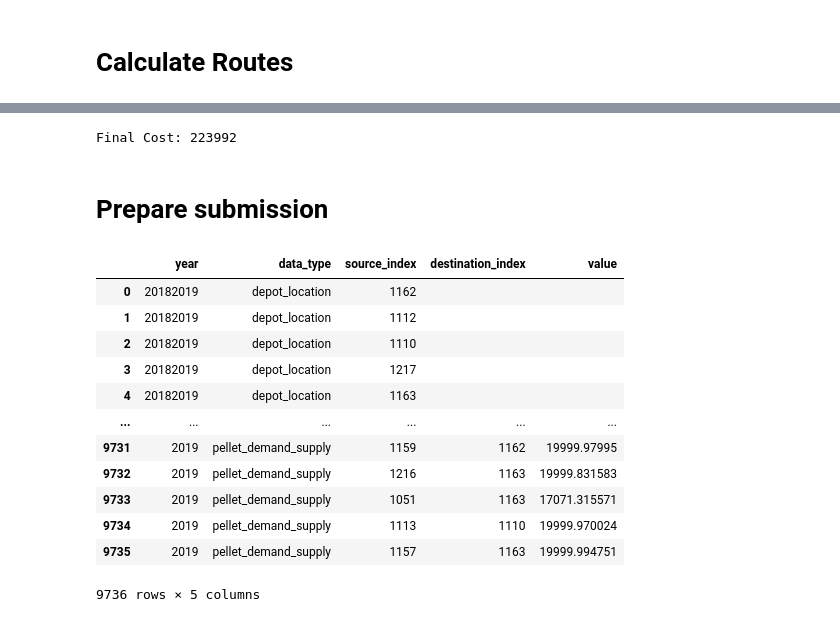
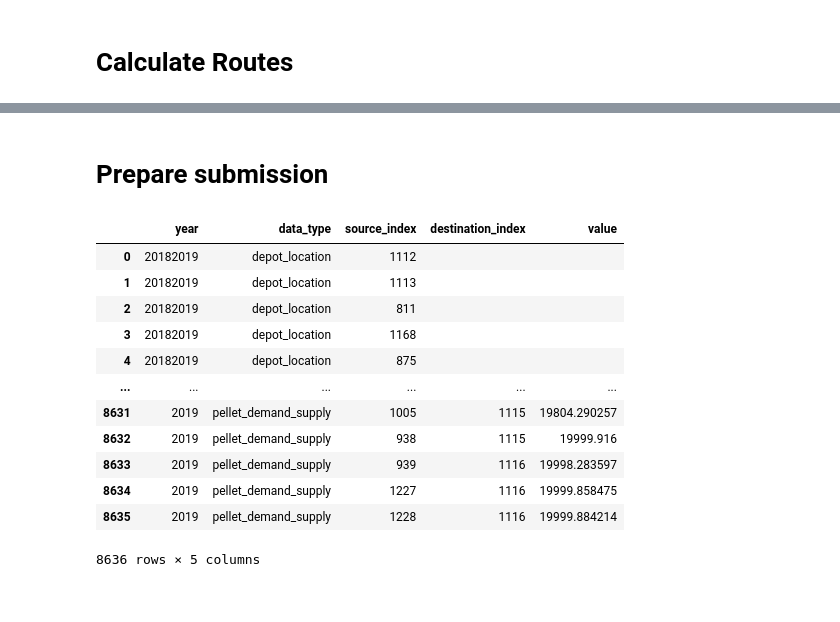
Before and after one commit to sidd6p/Shell-.ai-Hackathon-for-Sustainable-and-Affordable-Energy, a Jupyter notebook: shell-ai-waste-to-energy.ipynb, the cells around one changed output, grey strips where cells are left out. Saved outputs shown, nothing was run; the diff lists cells and outputs as text; code cells hidden in the pictures.

```diff
--- a/shell-ai-waste-to-energy.ipynb
+++ b/shell-ai-waste-to-energy.ipynb
@@ -118,8 +109,11 @@ best_sites_2018 = dict(sorted(best_sites_2018.items(), key=lambda item: item[1])
 distance_sum_sites = dict()
 
 for site_a in range(len(distance_matrix_df)):
+    cur_dists = list()
     for site_b in range(len(distance_matrix_df)):
-        distance_sum_sites[str(site_a)] = distance_sum_sites.get(str(site_a), 0) + (distance_matrix_df.iloc[site_b, site_a] * averages_prod[site_b])
+        cur_dists.append(distance_matrix_df.iloc[site_b, site_a])
+    cur_dists.sort()
+    distance_sum_sites[str(site_a)] = cur_dists[len(cur_dists)//2]
 
 # Save the distance_sum_sites dictionary to a CSV file
 with open('/kaggle/working/distance_sum_sites_updated.csv', 'w', newline='') as csv_file:
@@ -137,6 +131,24 @@ with open('/kaggle/working/distance_sum_sites_updated.csv', 'w', newline='') as
 #         distance_sum_sites[site] = float(distance_sum)
 # %%
 best_depo = list(dict(sorted(distance_sum_sites.items(), key=lambda item: item[1])).keys())
+# %%
+best_sites_2018 = dict()
+for site in range(len(biomass_forecast_df['2018'])):
+    cur_dist = list()
+    for depo in best_depo:
+        cur_dist.append(distance_matrix_df.iloc[site, int(depo)])
+    cur_dist.sort()
+    best_sites_2018[str(site)] = cur_dist[len(cur_dist)//2]
+best_sites_2018 = dict(sorted(best_sites_2018.items(), key=lambda item: item[1]))
+
+best_sites_2019 = dict()
+for site in range(len(biomass_forecast_df['2019'])):
+    cur_dist = list()
+    for depo in best_depo:
+        cur_dist.append(distance_matrix_df.iloc[site, int(depo)])
+    cur_dist.sort()
+    best_sites_2019[str(site)] = cur_dist[len(cur_dist)//2]
+best_sites_2019 = dict(sorted(best_sites_2019.items(), key=lambda item: item[1]))
 # %% [markdown]
 # Calculate Routes
 # %%
@@ -289,14 +327,12 @@ ref_caps_2019 = dict()
 selected_dep = list()
 selected_ref = list()
 
-all_solution = dict()
-
 final_cost = 9999999999
 
-for num_depos in range(min_depo, max_depots + 1):
-    output = calculate_depo_routes(num_depos)
-    all_solution[int(output['cost'])] = output
-    if int(output['cost']) == 223992:
+
+for num_repo in range(1, 6):
+    output = calculate_depo_routes(min_depo, num_repo)
+    if final_cost >= output['cost']:
         site_to_depo_2018 = output['site_to_depo_2018']
         depo_caps_2018 = output['depo_caps_2018']
         depo_to_ref_2018 = output['depo_to_ref_2018']
@@ -307,10 +343,7 @@ for num_depos in range(min_depo, max_depots + 1):
         ref_caps_2019 = output['ref_caps_2019']
         selected_depo = output['selected_depo']
         selected_ref = output['selected_ref']
-
         final_cost = int(output['cost'])
 
-        break
-
-    print(f"Current Cost: {int(output['cost'])}\t Depot: {num_depos}\t Best Cost: {final_cost}")
+print(f"Final Cost: {final_cost}")
 # %% [output]
@@ -334,7 +351,3 @@ print(depo_caps_2019,"\n\n", ref_caps_2019)
-# %%
-print(f"Final Cost: {final_cost}")
-# %% [output]
-Final Cost: 223992
 # %% [markdown]
 # Prepare submission
 # %%
@@ -422,24 +435,24 @@ for a, b in depo_to_ref_2019.items():
     submission_df = submission_df.append(new_row, ignore_index=True)
 # %%
 # Get the current time
-current_time = datetime.datetime.now().strftime("%H:%M_%d:%m")
+current_time = datetime.datetime.now().strftime("%H:%M")
 
 # Construct the file name with the current time
-file_name = f'submission_Kr_{current_time}_{final_cost}.csv'
+file_name = f'{current_time}_{final_cost}.csv'
 submission_df.to_csv('/kaggle/working/' + file_name, index=False)
 
 submission_df
 # %% [output]
 |  | year | data_type | source_index | destination_index | value |
-| 0 | 20182019 | depot_location | 1162 |  |  |
-| 1 | 20182019 | depot_location | 1112 |  |  |
-| 2 | 20182019 | depot_location | 1110 |  |  |
-| 3 | 20182019 | depot_location | 1217 |  |  |
-| 4 | 20182019 | depot_location | 1163 |  |  |
+| 0 | 20182019 | depot_location | 1112 |  |  |
+| 1 | 20182019 | depot_location | 1113 |  |  |
+| 2 | 20182019 | depot_location | 811 |  |  |
+| 3 | 20182019 | depot_location | 1168 |  |  |
+| 4 | 20182019 | depot_location | 875 |  |  |
 | ... | ... | ... | ... | ... | ... |
-| 9731 | 2019 | pellet_demand_supply | 1159 | 1162 | 19999.97995 |
-| 9732 | 2019 | pellet_demand_supply | 1216 | 1163 | 19999.831583 |
-| 9733 | 2019 | pellet_demand_supply | 1051 | 1163 | 17071.315571 |
-| 9734 | 2019 | pellet_demand_supply | 1113 | 1110 | 19999.970024 |
-| 9735 | 2019 | pellet_demand_supply | 1157 | 1163 | 19999.994751 |
+| 8631 | 2019 | pellet_demand_supply | 1005 | 1115 | 19804.290257 |
+| 8632 | 2019 | pellet_demand_supply | 938 | 1115 | 19999.916 |
+| 8633 | 2019 | pellet_demand_supply | 939 | 1116 | 19998.283597 |
+| 8634 | 2019 | pellet_demand_supply | 1227 | 1116 | 19999.858475 |
+| 8635 | 2019 | pellet_demand_supply | 1228 | 1116 | 19999.884214 |
-9736 rows × 5 columns
+8636 rows × 5 columns
```
Also changed, not shown: parts of 7 cells of this notebook.
